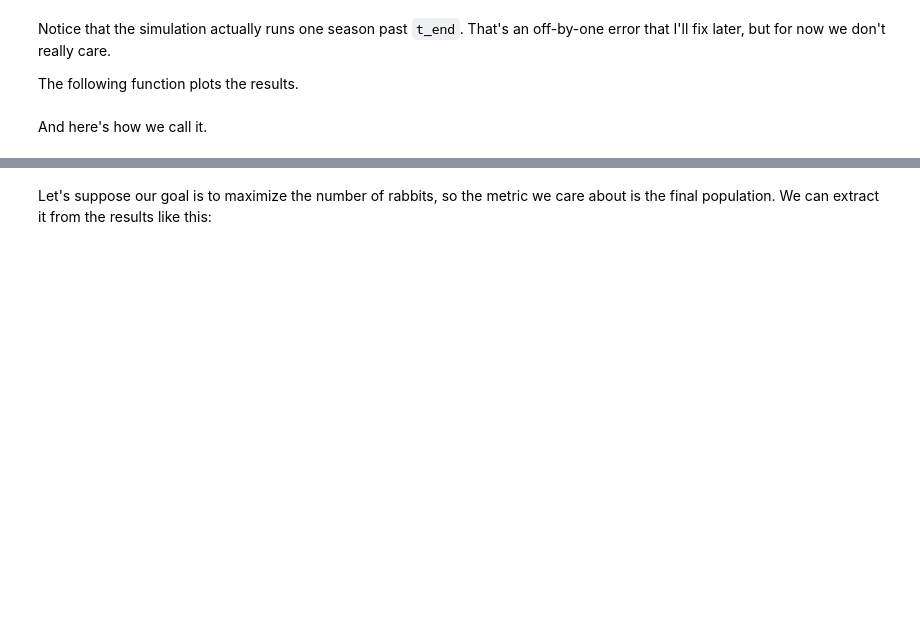
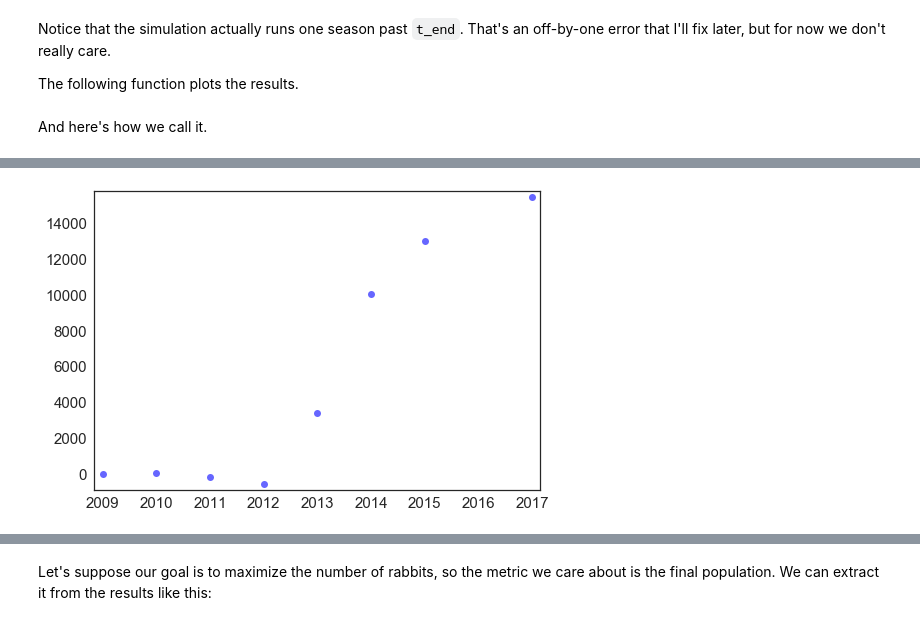
Before and after one commit to chiunaomi/ModSim-1, a Jupyter notebook: code/Horses and Burros.ipynb, the cells around one changed output, grey strips where cells are left out. Saved outputs shown, nothing was run; the diff lists cells and outputs as text; code cells hidden in the pictures; blank space fills up the shorter version.

```diff
--- a/code/Horses and Burros.ipynb
+++ b/code/Horses and Burros.ipynb
@@ -239,0 +225,5 @@ plot(pop, 'ro', label='horses and burros')
+# %%
+stuff = population - system.results
+plot(stuff, 'bo', label = 'predicted')
+# %% [output]
+[figure, added]
```
Also changed, not shown: parts of 32 cells of this notebook.
